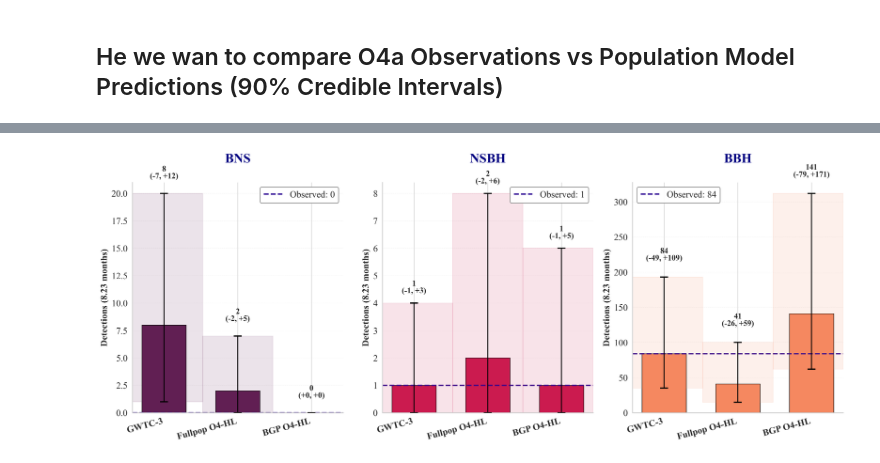
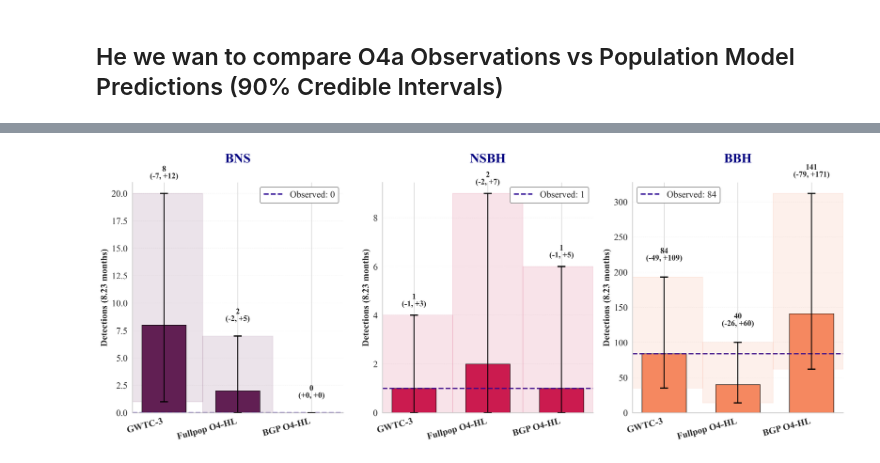
Before and after one commit to weizmannk/cbc-population-distributions, a Jupyter notebook: scripts/detection_rate.ipynb, the cells around one changed output, grey strips where cells are left out. Cells and saved outputs as stored; diff of their text form; code cells hidden in the pictures.

```diff
--- a/scripts/detection_rate.ipynb
+++ b/scripts/detection_rate.ipynb
@@ -345,9 +348,12 @@ Fiducial merger rates $(Gpc^{-3} yr^{-1}$)
 # %%
 # Mass fractions from CBC FullPop model
 # Based on 1 million total CBCs
-mass_fractions = {"BNS": 738291 / 1e6, "NSBH": 162187 / 1e6, "BBH": 99522 / 1e6}
+mass_fractions = {
+    "BNS": 817389 / 11650806,
+    "NSBH": 218609 / 1165080,
+    "BBH": 129082 / 1165080,
+}
 
-# Number of BNS: 225, Number of NSBH: 265, Number of BBH: 3259
 total_fraction = sum(mass_fractions.values())
 logger.info("Mass fractions from CBC population:")
 for pop, frac in mass_fractions.items():
@@ -732,8 +744,8 @@ data = {
     },
     "Model_C": {
         "BNS": {"mid": 2, "lower_delta": -2, "upper_delta": 5},
-        "NSBH": {"mid": 2, "lower_delta": -2, "upper_delta": 6},
-        "BBH": {"mid": 41, "lower_delta": -26, "upper_delta": 59},
+        "NSBH": {"mid": 2, "lower_delta": -2, "upper_delta": 7},
+        "BBH": {"mid": 40, "lower_delta": -26, "upper_delta": 60},
     },
     "Model_D": {
         "BNS": {"mid": 0, "lower_delta": -0, "upper_delta": 0},
@@ -742,6 +754,7 @@ data = {
     },
     "Observed": {"BNS": 0, "NSBH": 1, "BBH": 84},
 }
+
 
 populations = ["BNS", "NSBH", "BBH"]
 colors_pop = {"BNS": bns_color, "NSBH": nsbh_color, "BBH": bbh_color}
@@ -870 +883 @@ plt.show()
-[figure, old version]
+[figure, new version]
```
Also changed, not shown: parts of 9 cells of this notebook, 22 other files.
